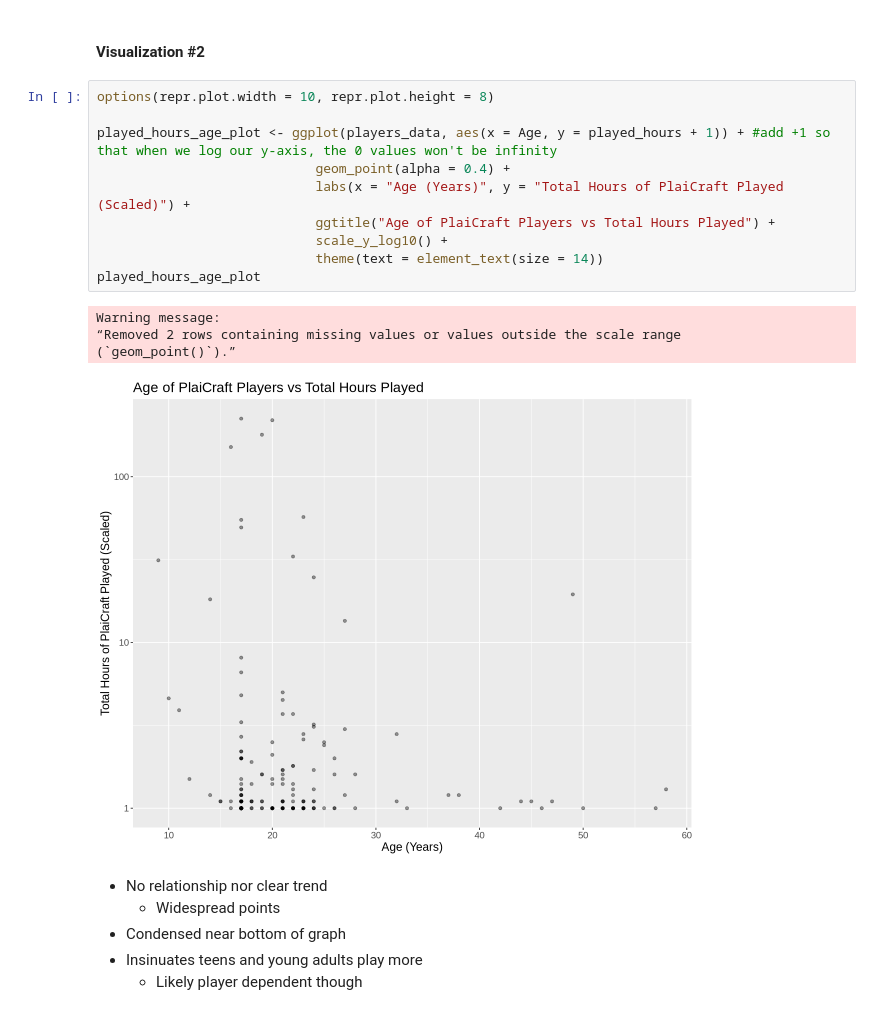
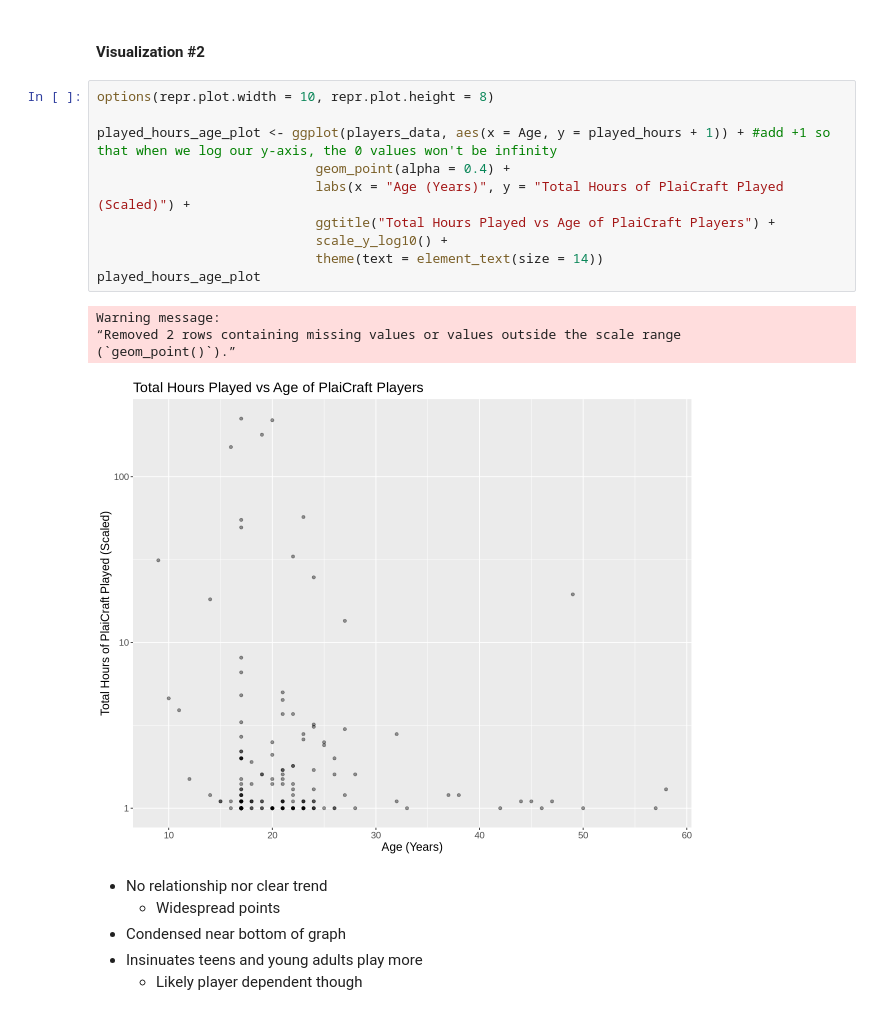
Before and after one commit to tchan0717/dsci-100-2025w1-group-36, a Jupyter notebook: plaicraft_project_planning_group_36.ipynb, the cells around one changed output. Drawn from its saved outputs; the diff is of its cells as text.

Commit message:
Final Final Check Pt 2
Fixed a graph title

```diff
--- a/plaicraft_project_planning_group_36.ipynb
+++ b/plaicraft_project_planning_group_36.ipynb
@@ -274,18 +274,18 @@ Warning message:
 # %%
 options(repr.plot.width = 10, repr.plot.height = 8)
 
 played_hours_age_plot <- ggplot(players_data, aes(x = Age, y = played_hours + 1)) + #add +1 so that when we log our y-axis, the 0 values won't be infinity
                             geom_point(alpha = 0.4) +
                             labs(x = "Age (Years)", y = "Total Hours of PlaiCraft Played (Scaled)") +
-                            ggtitle("Age of PlaiCraft Players vs Total Hours Played") +
+                            ggtitle("Total Hours Played vs Age of PlaiCraft Players") +
                             scale_y_log10() +
                             theme(text = element_text(size = 14))
 played_hours_age_plot
 # %% [output]
 Warning message:
 “Removed 2 rows containing missing values or values outside the scale range
 (`geom_point()`).”
-[figure, old version]
+[figure, new version]
 # %% [markdown]
 - No relationship nor clear trend
     - Widespread points
```
